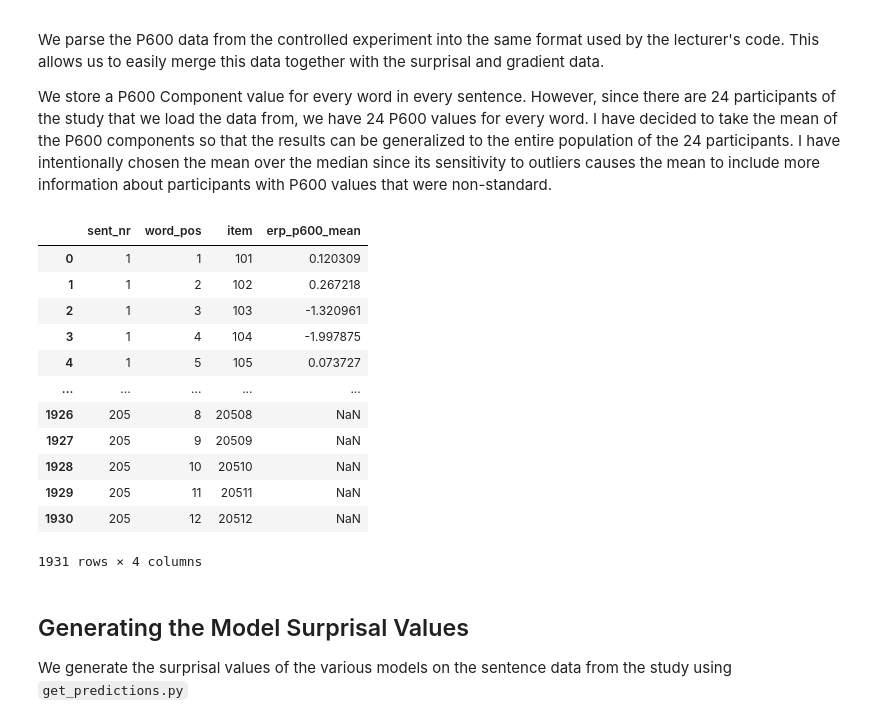
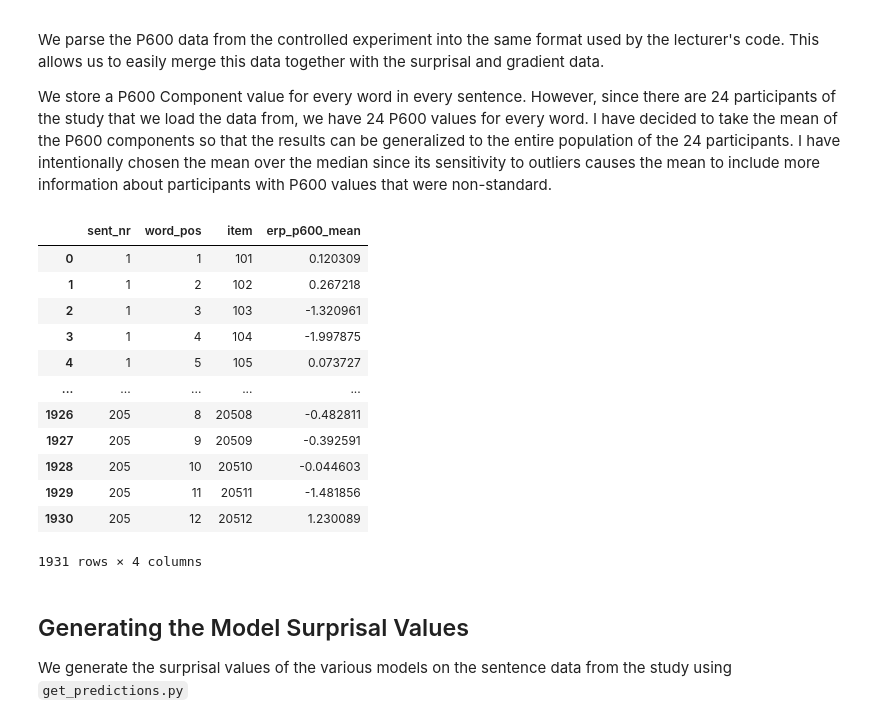
Before and after one commit to daanbrugmans/ru-computational-psycholinguistics-23-24, a Jupyter notebook: assignment-2/code/main.ipynb, the cells around one changed output. Saved outputs shown, nothing was run; the diff lists cells and outputs as text; code cells hidden in the pictures.

```diff
--- a/assignment-2/code/main.ipynb
+++ b/assignment-2/code/main.ipynb
@@ -111,39 +111,39 @@ I have intentionally chosen the mean over the median since its sensitivity to ou
 parsed_p600_data = []
 
 # For every sentence read by participants in the study...
 for sentence_index, erp_sentence_data in enumerate(erp_data):
     # Get a tuple of the sentence's (words, participants, ERP components)
     erp_sentence_data = erp_sentence_data[0]
 
     # For every word in the sentence...
     for word_index, erp_word_data in enumerate(erp_sentence_data):
         # Get the P600 component for that word for all participants, then get the mean
         p600s_for_word = erp_word_data[:, 4]
-        mean_p600_for_word = np.mean(p600s_for_word)
+        mean_p600_for_word = np.nanmean(p600s_for_word)
 
         # Add a row to the parsed_p600_list in the same format as the .csvs generated by get_predictions
         parsed_p600_data.append([
             sentence_index + 1,
             word_index + 1,
             (100 * (sentence_index + 1)) + (word_index + 1),
             mean_p600_for_word
         ])
 
 parsed_p600_data = pd.DataFrame(parsed_p600_data, columns=["sent_nr", "word_pos", "item", "erp_p600_mean"])
 parsed_p600_data
 # %% [output]
 |  | sent_nr | word_pos | item | erp_p600_mean |
 | 0 | 1 | 1 | 101 | 0.120309 |
 | 1 | 1 | 2 | 102 | 0.267218 |
 | 2 | 1 | 3 | 103 | -1.320961 |
 | 3 | 1 | 4 | 104 | -1.997875 |
 | 4 | 1 | 5 | 105 | 0.073727 |
 | ... | ... | ... | ... | ... |
-| 1926 | 205 | 8 | 20508 | NaN |
-| 1927 | 205 | 9 | 20509 | NaN |
-| 1928 | 205 | 10 | 20510 | NaN |
-| 1929 | 205 | 11 | 20511 | NaN |
-| 1930 | 205 | 12 | 20512 | NaN |
+| 1926 | 205 | 8 | 20508 | -0.482811 |
+| 1927 | 205 | 9 | 20509 | -0.392591 |
+| 1928 | 205 | 10 | 20510 | -0.044603 |
+| 1929 | 205 | 11 | 20511 | -1.481856 |
+| 1930 | 205 | 12 | 20512 | 1.230089 |
 1931 rows × 4 columns
 # %% [markdown]
 ## Generating the Model Surprisal Values
```
Also changed, not shown: parts of 4 cells of this notebook, 22 other files.
